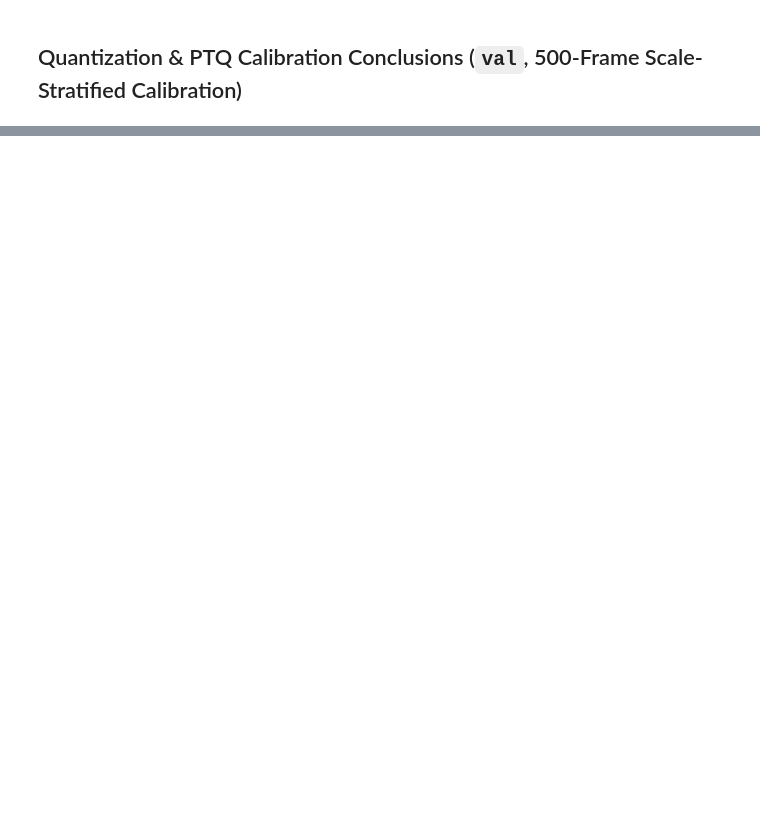
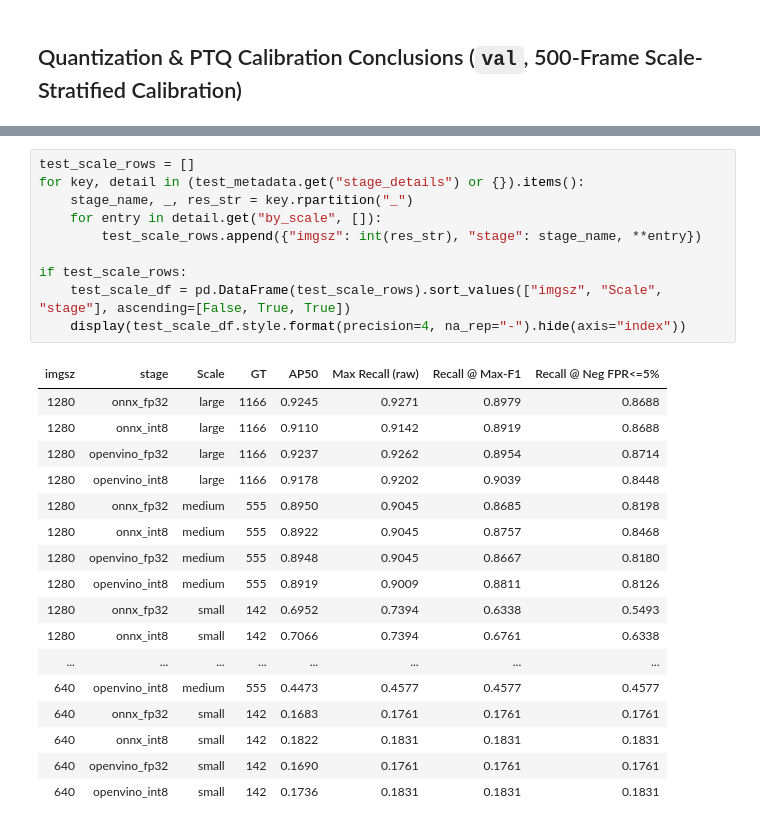
Before and after one commit to Hannysia/drone_detection, a Jupyter notebook: notebooks/08_model_quantization.ipynb, the cells around one changed output, grey strips where cells are left out. Drawn from its saved outputs; the diff is of its cells as text; blank space fills up the shorter version.

```diff
--- a/notebooks/08_model_quantization.ipynb
+++ b/notebooks/08_model_quantization.ipynb
@@ -320,0 +416,28 @@ All INT8 variants were quantized on **500 train-only stratified frames** (`seed=
+# %%
+test_scale_rows = []
+for key, detail in (test_metadata.get("stage_details") or {}).items():
+    stage_name, _, res_str = key.rpartition("_")
+    for entry in detail.get("by_scale", []):
+        test_scale_rows.append({"imgsz": int(res_str), "stage": stage_name, **entry})
+
+if test_scale_rows:
+    test_scale_df = pd.DataFrame(test_scale_rows).sort_values(["imgsz", "Scale", "stage"], ascending=[False, True, True])
+    display(test_scale_df.style.format(precision=4, na_rep="-").hide(axis="index"))
+# %% [output]
+| imgsz | stage | Scale | GT | AP50 | Max Recall (raw) | Recall @ Max-F1 | Recall @ Neg FPR<=5% |
+| 1280 | onnx_fp32 | large | 1166 | 0.9245 | 0.9271 | 0.8979 | 0.8688 |
+| 1280 | onnx_int8 | large | 1166 | 0.9110 | 0.9142 | 0.8919 | 0.8688 |
+| 1280 | openvino_fp32 | large | 1166 | 0.9237 | 0.9262 | 0.8954 | 0.8714 |
+| 1280 | openvino_int8 | large | 1166 | 0.9178 | 0.9202 | 0.9039 | 0.8448 |
+| 1280 | onnx_fp32 | medium | 555 | 0.8950 | 0.9045 | 0.8685 | 0.8198 |
+| 1280 | onnx_int8 | medium | 555 | 0.8922 | 0.9045 | 0.8757 | 0.8468 |
+| 1280 | openvino_fp32 | medium | 555 | 0.8948 | 0.9045 | 0.8667 | 0.8180 |
+| 1280 | openvino_int8 | medium | 555 | 0.8919 | 0.9009 | 0.8811 | 0.8126 |
+| 1280 | onnx_fp32 | small | 142 | 0.6952 | 0.7394 | 0.6338 | 0.5493 |
+| 1280 | onnx_int8 | small | 142 | 0.7066 | 0.7394 | 0.6761 | 0.6338 |
+| ... | ... | ... | ... | ... | ... | ... | ... |
+| 640 | openvino_int8 | medium | 555 | 0.4473 | 0.4577 | 0.4577 | 0.4577 |
+| 640 | onnx_fp32 | small | 142 | 0.1683 | 0.1761 | 0.1761 | 0.1761 |
+| 640 | onnx_int8 | small | 142 | 0.1822 | 0.1831 | 0.1831 | 0.1831 |
+| 640 | openvino_fp32 | small | 142 | 0.1690 | 0.1761 | 0.1761 | 0.1761 |
+| 640 | openvino_int8 | small | 142 | 0.1736 | 0.1831 | 0.1831 | 0.1831 |
```
Also changed, not shown: parts of 5 cells of this notebook.
